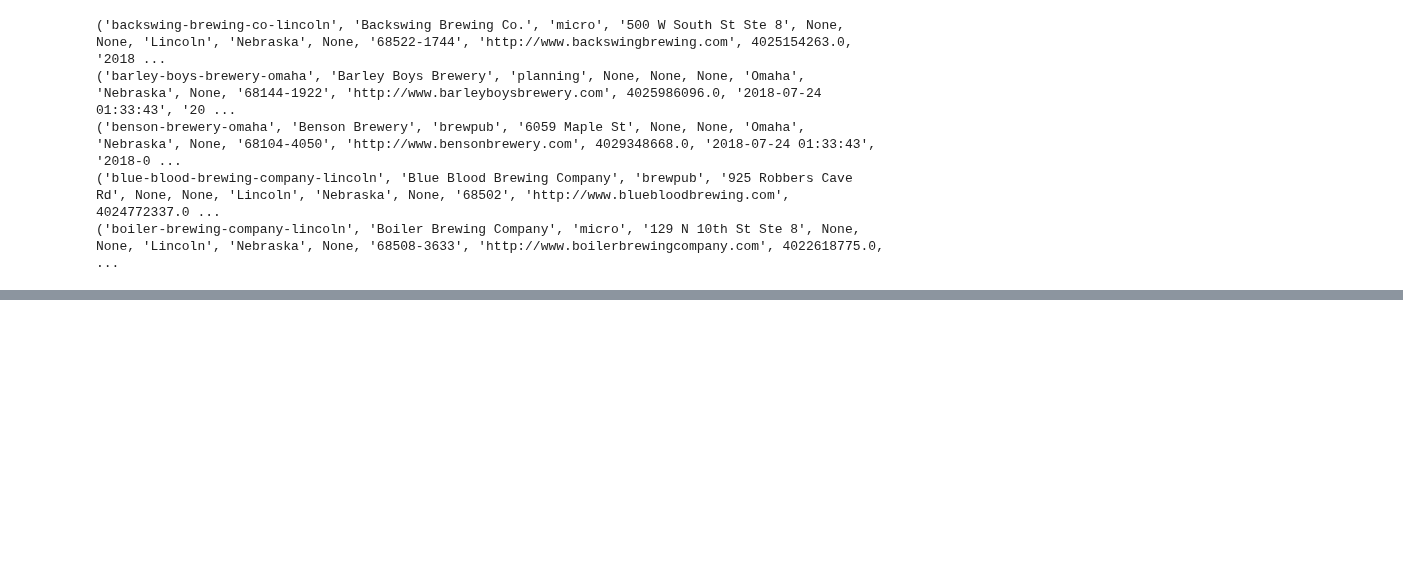
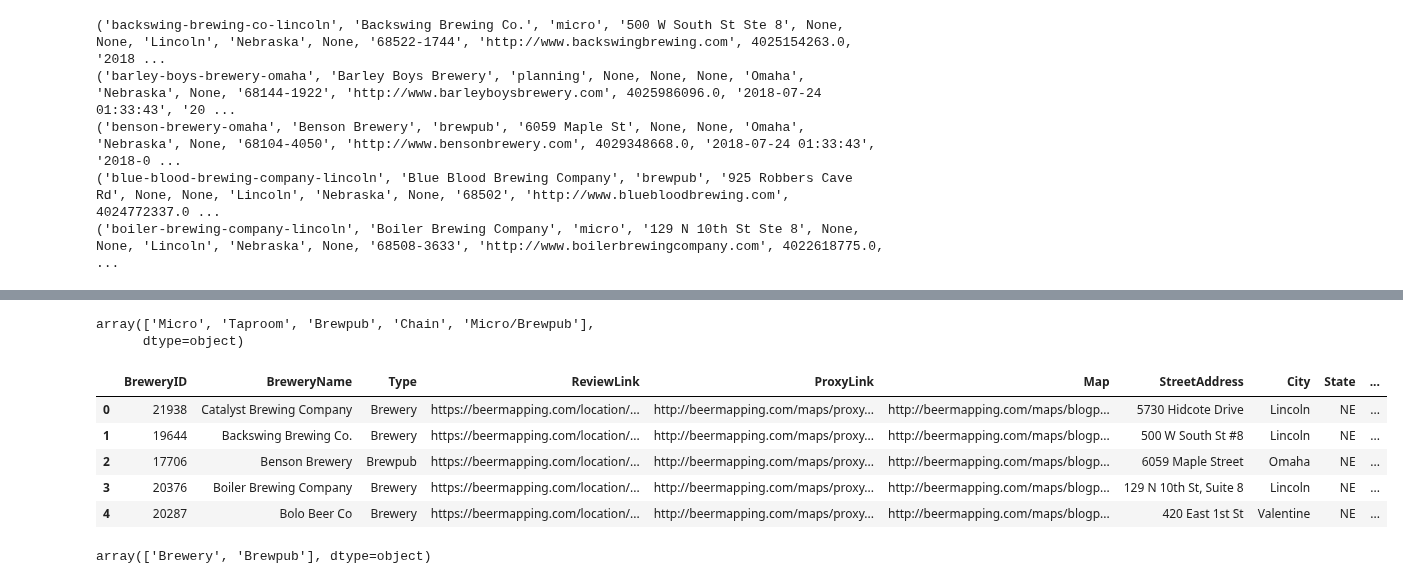
Before and after one commit to ScottBreitbach/DSC540, a Jupyter notebook: Final Project/DBTest1.ipynb, the cells around one changed output, grey strips where cells are left out. Cells and saved outputs as stored; diff of their text form; code cells hidden in the pictures; blank space fills up the shorter version.

```diff
--- a/Final Project/DBTest1.ipynb
+++ b/Final Project/DBTest1.ipynb
@@ -72,0 +78,4 @@ for row in cursor.fetchall()[:5]:
+# %%
+csvData = pd.read_csv("CSV_nebraskaCleaned.csv")
+webData = pd.read_csv("WEB_NEbeerReddit.csv")
+apiData = pd.read_csv("API_beerMapping.csv")
@@ -72,0 +201,18 @@ for row in cursor.fetchall()[:5]:
+# %%
+webData.Type_of_Brewery.unique()
+# %% [output]
+array(['Micro', 'Taproom', 'Brewpub', 'Chain', 'Micro/Brewpub'],
+      dtype=object)
+# %%
+apiData.head()
+# %% [output]
+|  | BreweryID | BreweryName | Type | ReviewLink | ProxyLink | Map | StreetAddress | City | State | ... |
+| 0 | 21938 | Catalyst Brewing Company | Brewery | https://beermapping.com/location/... | http://beermapping.com/maps/proxy... | http://beermapping.com/maps/blogp... | 5730 Hidcote Drive | Lincoln | NE | ... |
+| 1 | 19644 | Backswing Brewing Co. | Brewery | https://beermapping.com/location/... | http://beermapping.com/maps/proxy... | http://beermapping.com/maps/blogp... | 500 W South St #8 | Lincoln | NE | ... |
+| 2 | 17706 | Benson Brewery | Brewpub | https://beermapping.com/location/... | http://beermapping.com/maps/proxy... | http://beermapping.com/maps/blogp... | 6059 Maple Street | Omaha | NE | ... |
+| 3 | 20376 | Boiler Brewing Company | Brewery | https://beermapping.com/location/... | http://beermapping.com/maps/proxy... | http://beermapping.com/maps/blogp... | 129 N 10th St, Suite 8 | Lincoln | NE | ... |
+| 4 | 20287 | Bolo Beer Co | Brewery | https://beermapping.com/location/... | http://beermapping.com/maps/proxy... | http://beermapping.com/maps/blogp... | 420 East 1st St | Valentine | NE | ... |
+# %%
+apiData.Type.unique()
+# %% [output]
+array(['Brewery', 'Brewpub'], dtype=object)
```
Also changed, not shown: parts of 85 cells of this notebook, 2 other files.
